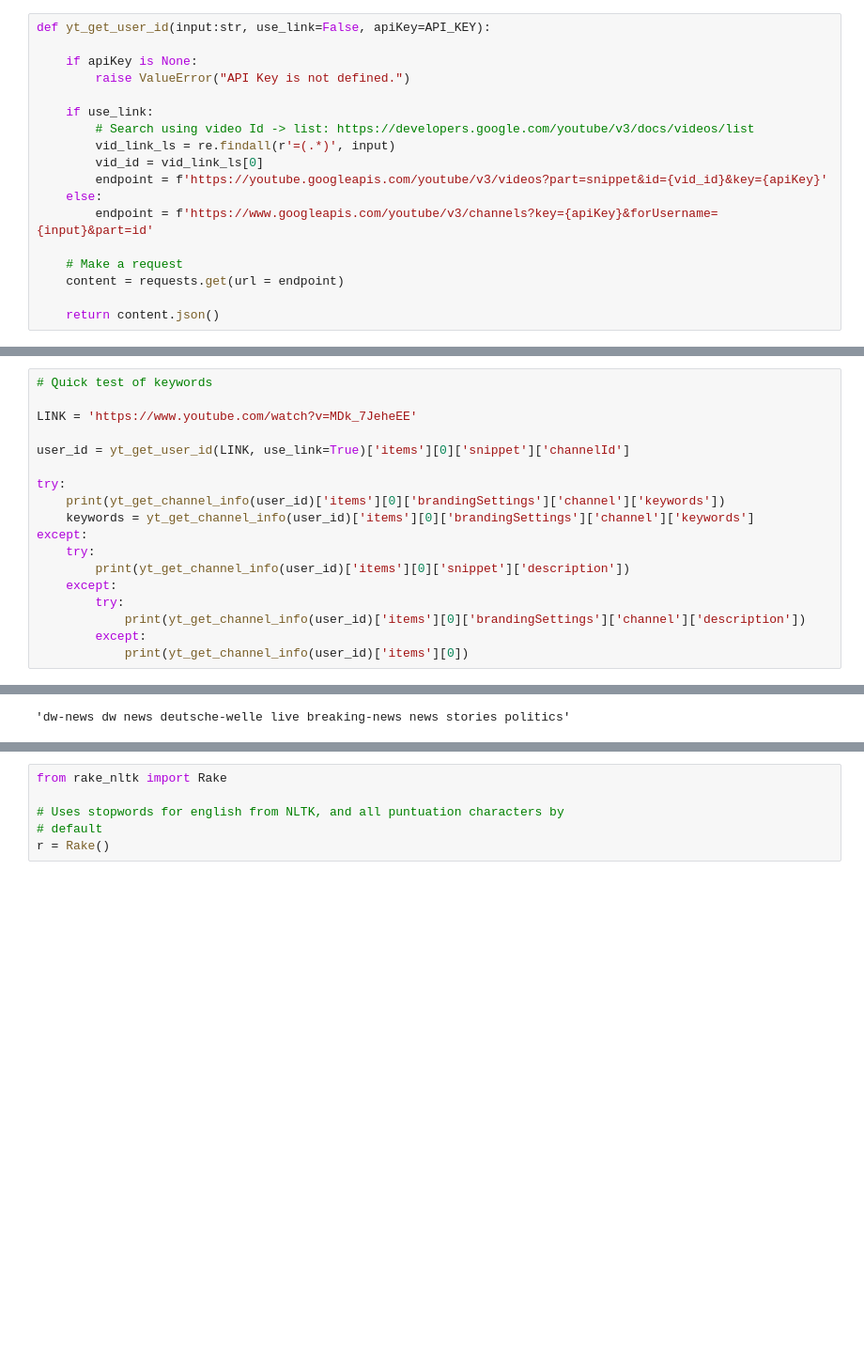
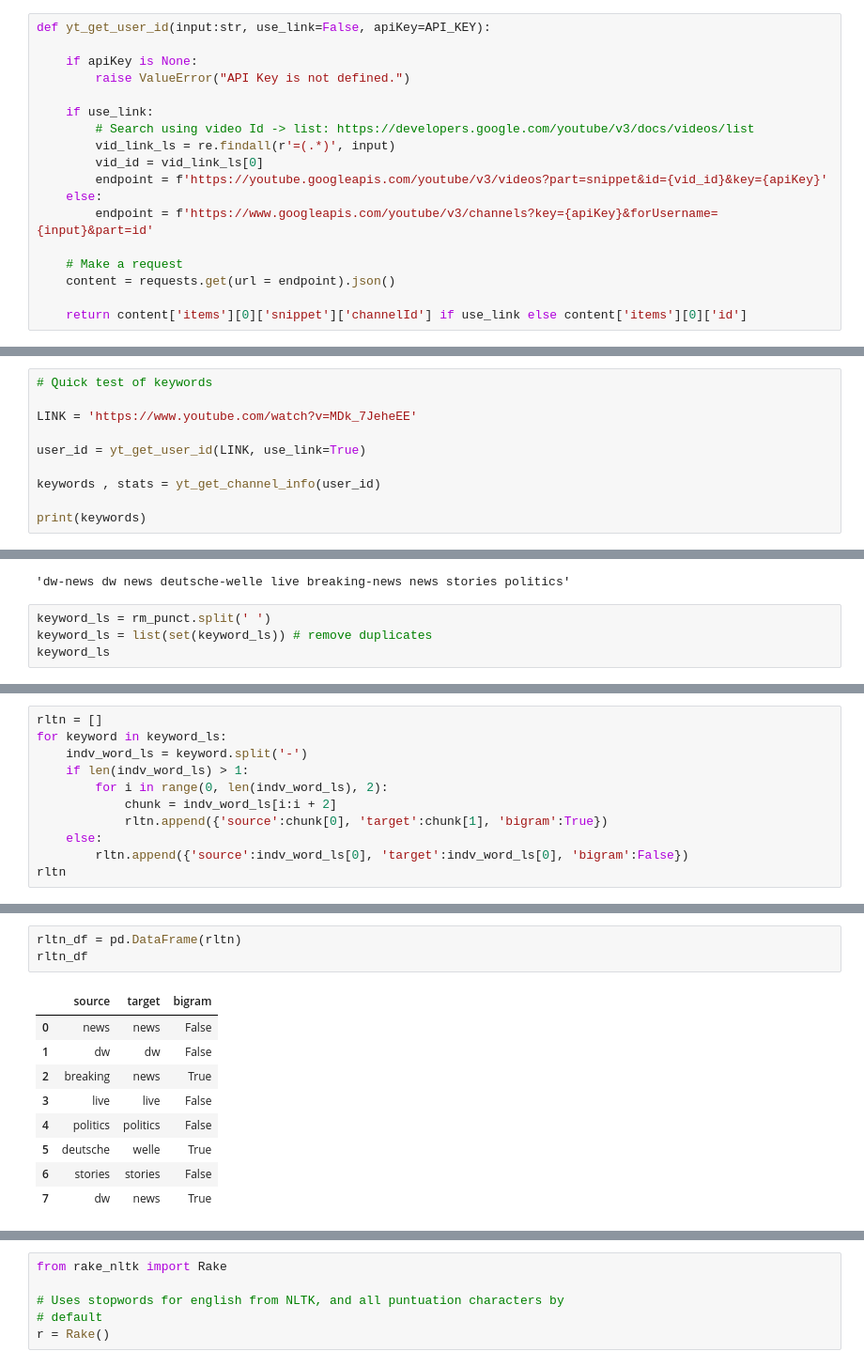
Before and after one commit to bernardcheng/youtube-api-viz, a Jupyter notebook: yt-api-test.ipynb, the cells around one changed output, grey strips where cells are left out. Shown: that part at 94% size. Cells and saved outputs as stored; diff of their text form; blank space fills up the shorter version.

```diff
--- a/yt-api-test.ipynb
+++ b/yt-api-test.ipynb
@@ -18,7 +18,7 @@ def yt_get_user_id(input:str, use_link=False, apiKey=API_KEY):
         endpoint = f'https://www.googleapis.com/youtube/v3/channels?key={apiKey}&forUsername={input}&part=id'
 
     # Make a request
-    content = requests.get(url = endpoint)
+    content = requests.get(url = endpoint).json()
 
-    return content.json()
+    return content['items'][0]['snippet']['channelId'] if use_link else content['items'][0]['id']
 # %%
@@ -128,19 +77,11 @@ KeyError: 'items'
 
 LINK = 'https://www.youtube.com/watch?v=MDk_7JeheEE'
 
-user_id = yt_get_user_id(LINK, use_link=True)['items'][0]['snippet']['channelId']
+user_id = yt_get_user_id(LINK, use_link=True)
 
-try:
-    print(yt_get_channel_info(user_id)['items'][0]['brandingSettings']['channel']['keywords'])
-    keywords = yt_get_channel_info(user_id)['items'][0]['brandingSettings']['channel']['keywords']
-except:
-    try:
-        print(yt_get_channel_info(user_id)['items'][0]['snippet']['description'])
-    except:
-        try:
-            print(yt_get_channel_info(user_id)['items'][0]['brandingSettings']['channel']['description'])
-        except:
-            print(yt_get_channel_info(user_id)['items'][0])
+keywords , stats = yt_get_channel_info(user_id)
+
+print(keywords)
 # %% [output]
 "DW News" DW News "Deutsche Welle" live "breaking news" news stories politics
 # %% [markdown]
@@ -164,3 +105,7 @@ rm_punct = re.sub(r'[^\w\s-]', '', add_hypen)
 rm_punct
 # %% [output]
 'dw-news dw news deutsche-welle live breaking-news news stories politics'
+# %%
+keyword_ls = rm_punct.split(' ')
+keyword_ls = list(set(keyword_ls)) # remove duplicates
+keyword_ls
@@ -166,0 +121,11 @@ rm_punct
+# %%
+rltn = []
+for keyword in keyword_ls:
+    indv_word_ls = keyword.split('-')
+    if len(indv_word_ls) > 1:
+        for i in range(0, len(indv_word_ls), 2):
+            chunk = indv_word_ls[i:i + 2]
+            rltn.append({'source':chunk[0], 'target':chunk[1], 'bigram':True})
+    else:
+        rltn.append({'source':indv_word_ls[0], 'target':indv_word_ls[0], 'bigram':False})
+rltn
@@ -166,0 +143,13 @@ rm_punct
+# %%
+rltn_df = pd.DataFrame(rltn)
+rltn_df
+# %% [output]
+|  | source | target | bigram |
+| 0 | news | news | False |
+| 1 | dw | dw | False |
+| 2 | breaking | news | True |
+| 3 | live | live | False |
+| 4 | politics | politics | False |
+| 5 | deutsche | welle | True |
+| 6 | stories | stories | False |
+| 7 | dw | news | True |
```
Also changed, not shown: parts of 25 cells of this notebook.
